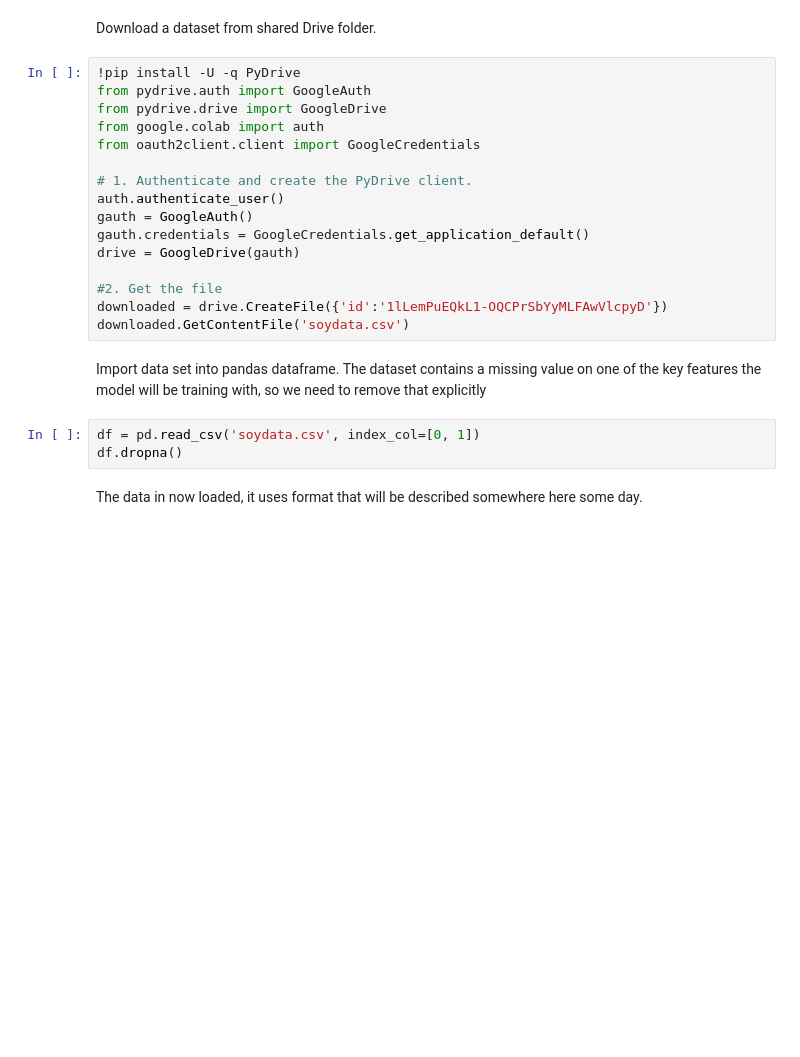
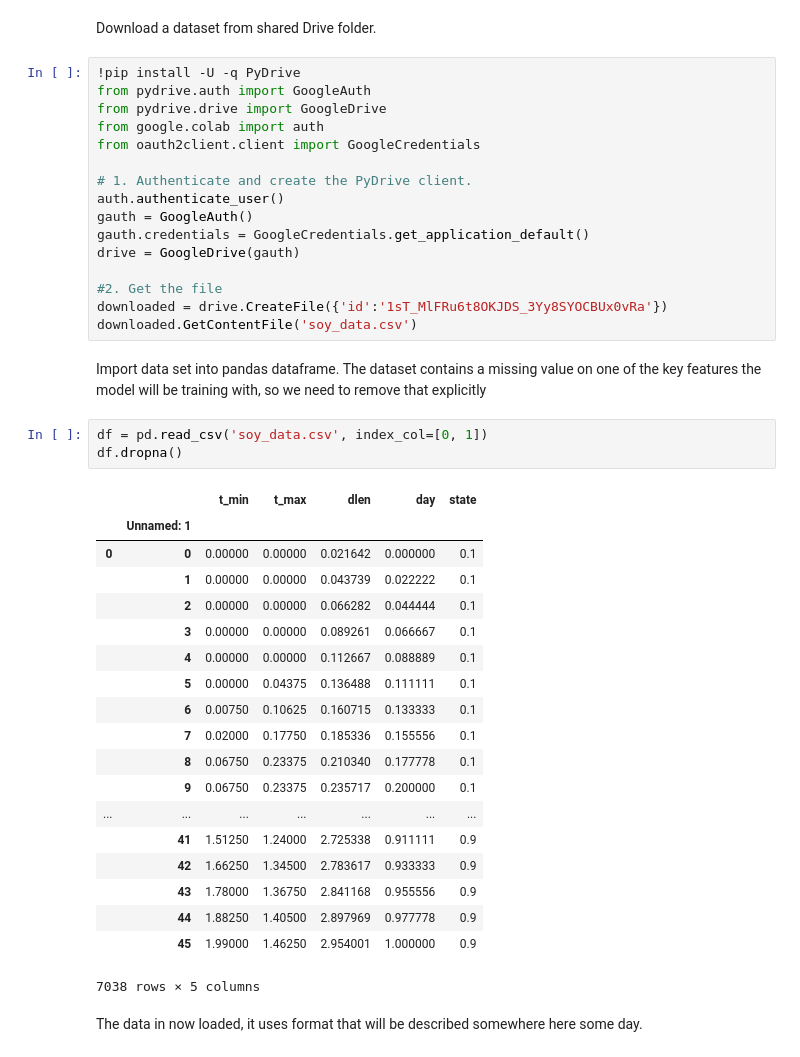
Before and after one commit to olegtaratuhin/soy_modeling, a Jupyter notebook: soya_modeling.ipynb, the cells around one changed output. Saved outputs shown, nothing was run; the diff lists cells and outputs as text; blank space fills up the shorter version.

```diff
--- a/soya_modeling.ipynb
+++ b/soya_modeling.ipynb
@@ -118,13 +122,33 @@ gauth.credentials = GoogleCredentials.get_application_default()
 drive = GoogleDrive(gauth)
 
 #2. Get the file
-downloaded = drive.CreateFile({'id':'1lLemPuEQkL1-OQCPrSbYyMLFAwVlcpyD'})
-downloaded.GetContentFile('soydata.csv')
+downloaded = drive.CreateFile({'id':'1sT_MlFRu6t8OKJDS_3Yy8SYOCBUx0vRa'})
+downloaded.GetContentFile('soy_data.csv')
 # %% [markdown]
 Import data set into pandas dataframe. The dataset contains a missing value on one of the key features the model will be training with, so we need to remove that explicitly
 # %%
-df = pd.read_csv('soydata.csv', index_col=[0, 1])
+df = pd.read_csv('soy_data.csv', index_col=[0, 1])
 df.dropna()
+# %% [output]
+|  |  | t_min | t_max | dlen | day | state |
+|  | Unnamed: 1 |  |  |  |  |  |
+| 0 | 0 | 0.00000 | 0.00000 | 0.021642 | 0.000000 | 0.1 |
+|  | 1 | 0.00000 | 0.00000 | 0.043739 | 0.022222 | 0.1 |
+|  | 2 | 0.00000 | 0.00000 | 0.066282 | 0.044444 | 0.1 |
+|  | 3 | 0.00000 | 0.00000 | 0.089261 | 0.066667 | 0.1 |
+|  | 4 | 0.00000 | 0.00000 | 0.112667 | 0.088889 | 0.1 |
+|  | 5 | 0.00000 | 0.04375 | 0.136488 | 0.111111 | 0.1 |
+|  | 6 | 0.00750 | 0.10625 | 0.160715 | 0.133333 | 0.1 |
+|  | 7 | 0.02000 | 0.17750 | 0.185336 | 0.155556 | 0.1 |
+|  | 8 | 0.06750 | 0.23375 | 0.210340 | 0.177778 | 0.1 |
+|  | 9 | 0.06750 | 0.23375 | 0.235717 | 0.200000 | 0.1 |
+| ... | ... | ... | ... | ... | ... | ... |
+|  | 41 | 1.51250 | 1.24000 | 2.725338 | 0.911111 | 0.9 |
+|  | 42 | 1.66250 | 1.34500 | 2.783617 | 0.933333 | 0.9 |
+|  | 43 | 1.78000 | 1.36750 | 2.841168 | 0.955556 | 0.9 |
+|  | 44 | 1.88250 | 1.40500 | 2.897969 | 0.977778 | 0.9 |
+|  | 45 | 1.99000 | 1.46250 | 2.954001 | 1.000000 | 0.9 |
+7038 rows × 5 columns
 # %% [markdown]
 The data in now loaded, it uses format that will be described somewhere here some day.
 # %% [markdown]
```
Also changed, not shown: parts of 13 cells of this notebook.
